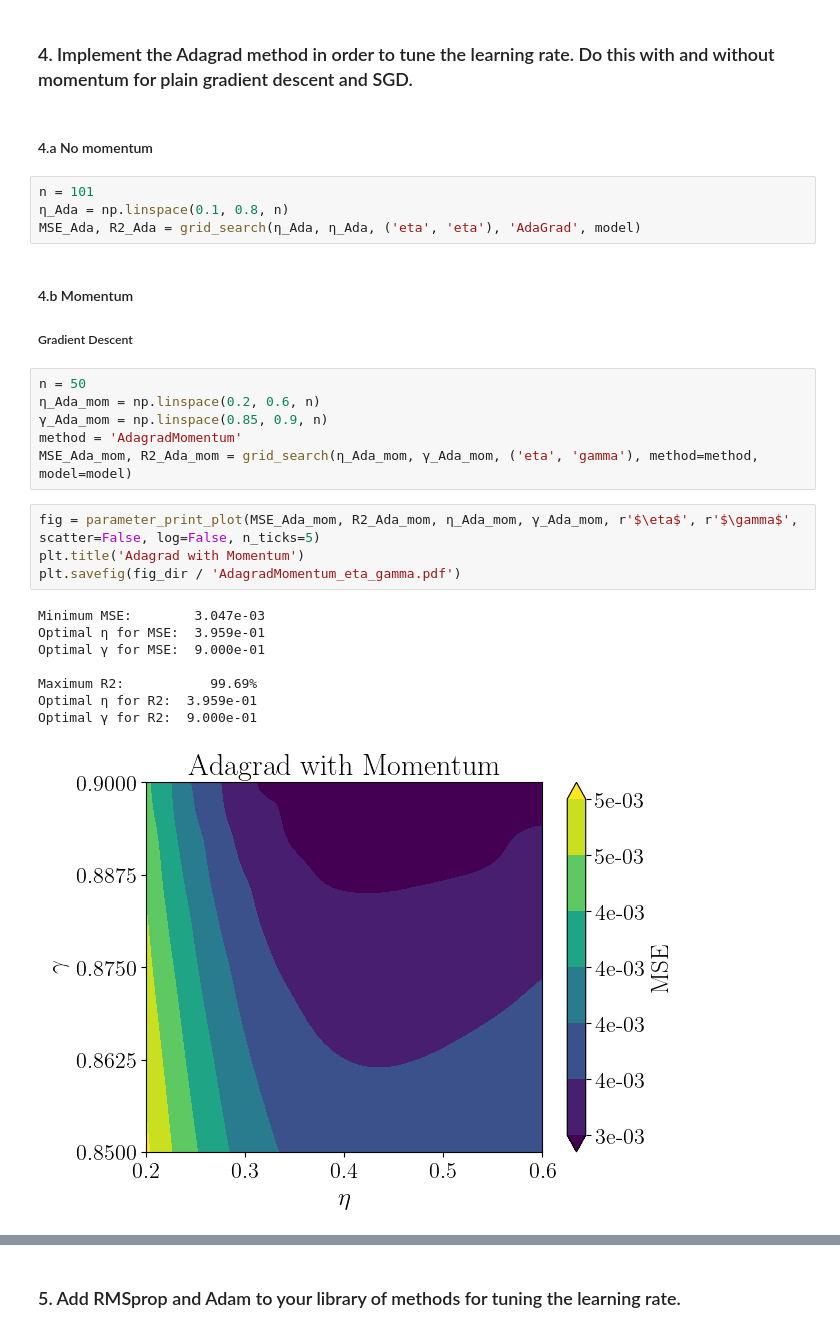
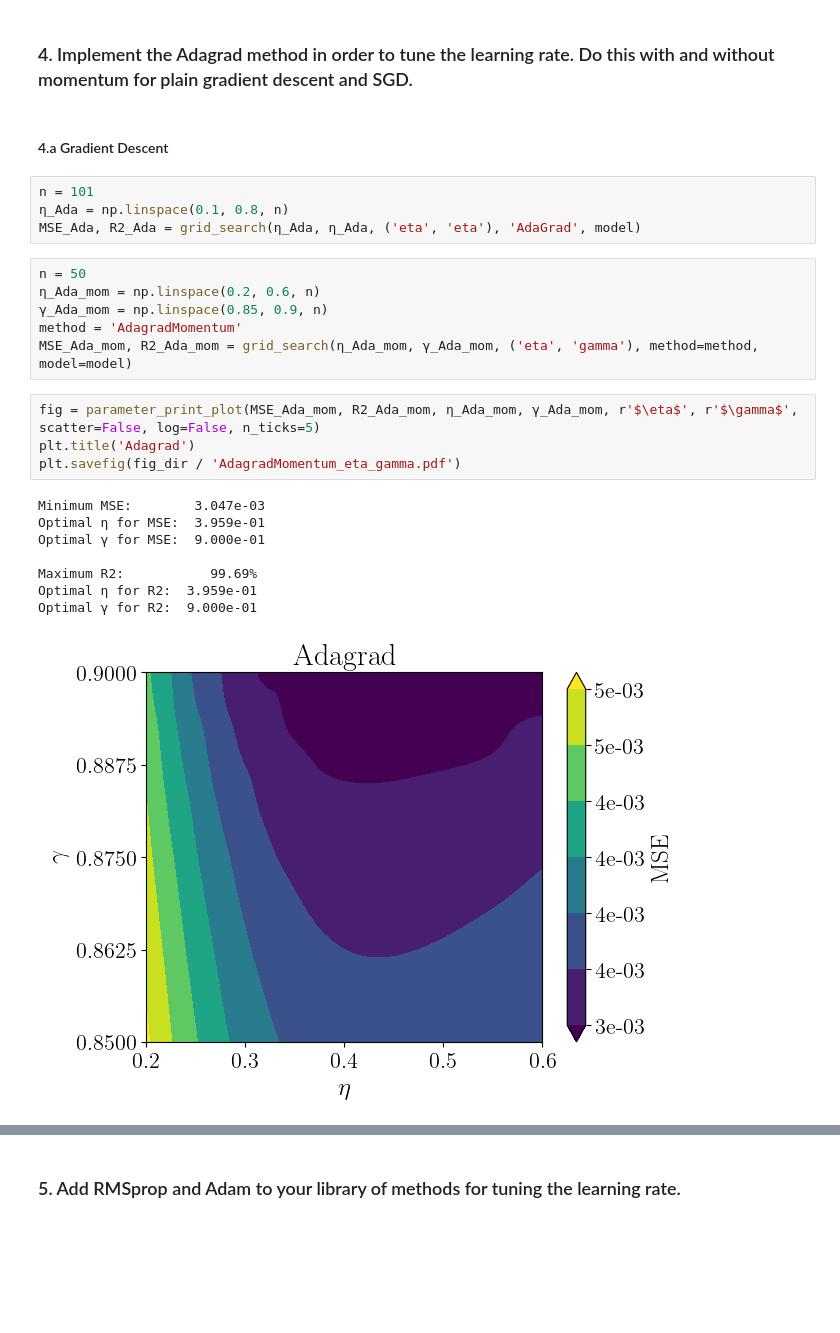
Before and after one commit to Oskar-Idland/FYS-STK4155-Projects, a Jupyter notebook: Project_2/src/regression_anal.ipynb, the cells around one changed output, grey strips where cells are left out. Saved outputs shown, nothing was run; the diff lists cells and outputs as text; blank space fills up the shorter version.

Commit message:
Updated plots

```diff
--- a/Project_2/src/regression_anal.ipynb
+++ b/Project_2/src/regression_anal.ipynb
@@ -173,15 +173,11 @@ Optimal γ for R2:  8.000e-01
 # %% [markdown]
 ### 4. Implement the Adagrad method in order to tune the learning rate. Do this with and without momentum for plain gradient descent and SGD.
 # %% [markdown]
-
-#### 4.a No momentum
+#### 4.a Gradient Descent
 # %%
 n = 101
 η_Ada = np.linspace(0.1, 0.8, n)
 MSE_Ada, R2_Ada = grid_search(η_Ada, η_Ada, ('eta', 'eta'), 'AdaGrad', model)
-# %% [markdown]
-#### 4.b Momentum
-##### Gradient Descent
 # %%
 n = 50
 η_Ada_mom = np.linspace(0.2, 0.6, n)
@@ -190,14 +186,14 @@ method = 'AdagradMomentum'
 MSE_Ada_mom, R2_Ada_mom = grid_search(η_Ada_mom, γ_Ada_mom, ('eta', 'gamma'), method=method, model=model)
 # %%
 fig = parameter_print_plot(MSE_Ada_mom, R2_Ada_mom, η_Ada_mom, γ_Ada_mom, r'$\eta$', r'$\gamma$', scatter=False, log=False, n_ticks=5)
-plt.title('Adagrad with Momentum')
+plt.title('Adagrad')
 plt.savefig(fig_dir / 'AdagradMomentum_eta_gamma.pdf')
 # %% [output]
 Minimum MSE:        3.047e-03
 Optimal η for MSE:  3.959e-01
 Optimal γ for MSE:  9.000e-01
 
 Maximum R2:           99.69%
 Optimal η for R2:  3.959e-01
 Optimal γ for R2:  9.000e-01
-[figure, old version]
+[figure, new version]
```
Also changed, not shown: parts of 4 cells of this notebook, 8 other files.
